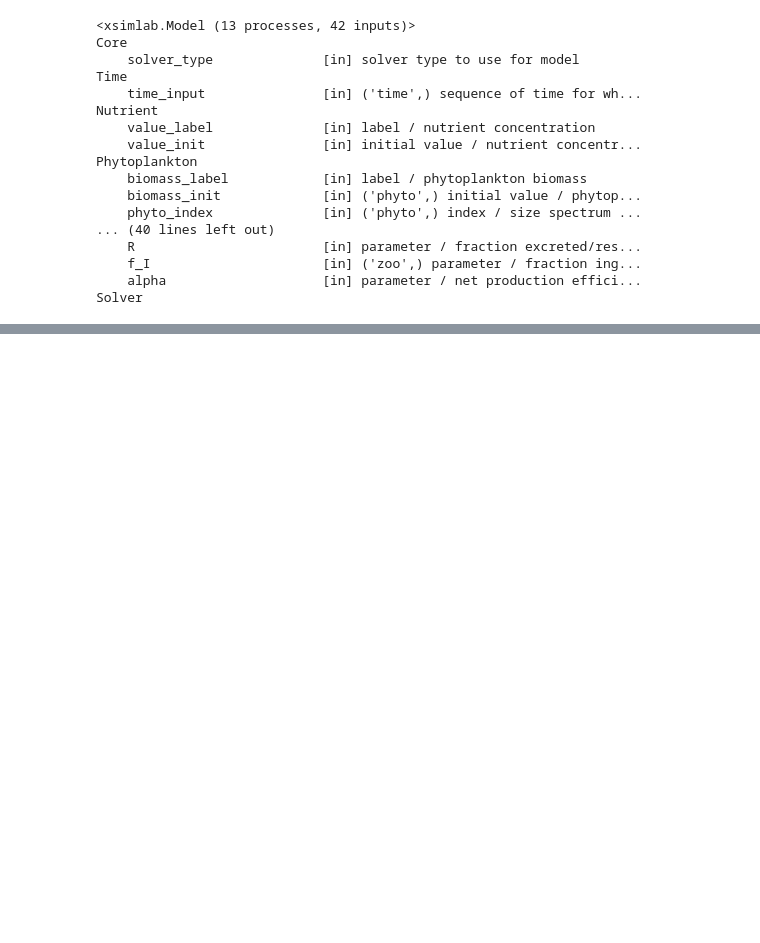
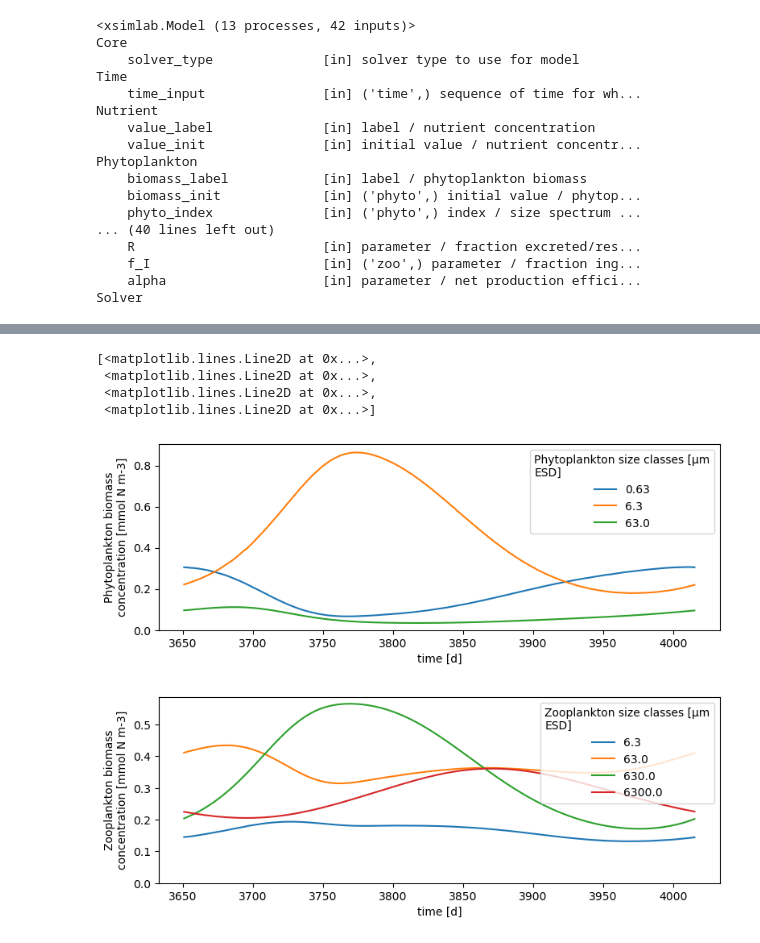
Before and after one commit to ben1post/SSMCariaco, a Jupyter notebook: FirstTestRuns/BuildStocketal2008.ipynb, the cells around one changed output, grey strips where cells are left out. Drawn from its saved outputs; the diff is of its cells as text; code cells hidden in the pictures; blank space fills up the shorter version.

```diff
--- a/FirstTestRuns/BuildStocketal2008.ipynb
+++ b/FirstTestRuns/BuildStocketal2008.ipynb
@@ -218,0 +401,10 @@ model_out.Zooplankton__biomass.plot(yscale='log', aspect=3, size=3)
+# %%
+model_out_sin.Phytoplankton__biomass.sel(time=slice(365*10,365*11)).plot.line(x="time", aspect=3, size=3, ylim=0)
+model_out_sin.Zooplankton__biomass.sel(time=slice(365*10,365*11)).plot.line(x="time", aspect=3, size=3, ylim=0)
+# %% [output]
+[<matplotlib.lines.Line2D at 0x...>,
+ <matplotlib.lines.Line2D at 0x...>,
+ <matplotlib.lines.Line2D at 0x...>,
+ <matplotlib.lines.Line2D at 0x...>]
+[figure, added]
+[figure, added]
```
Also changed, not shown: parts of 16 cells of this notebook.
